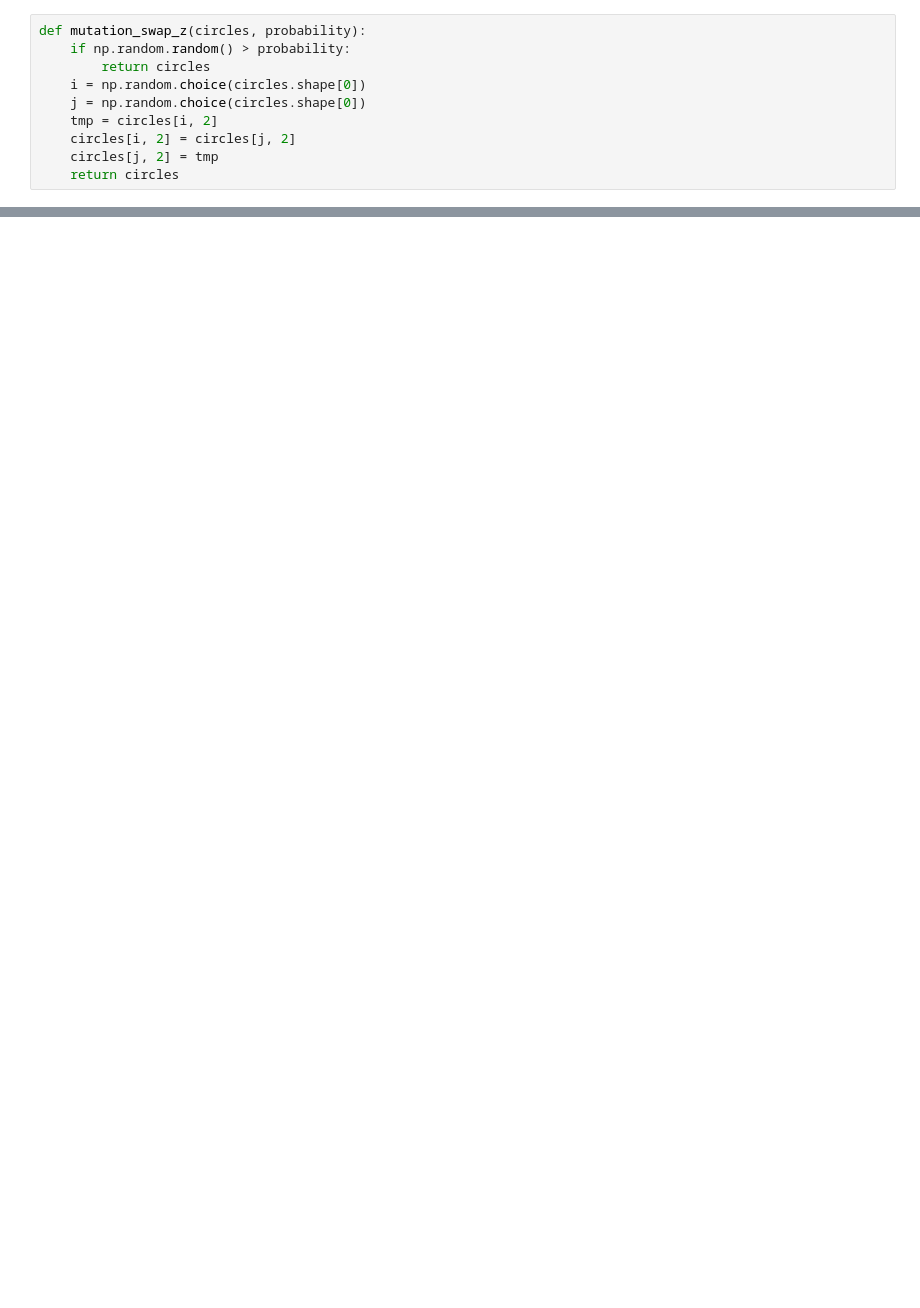
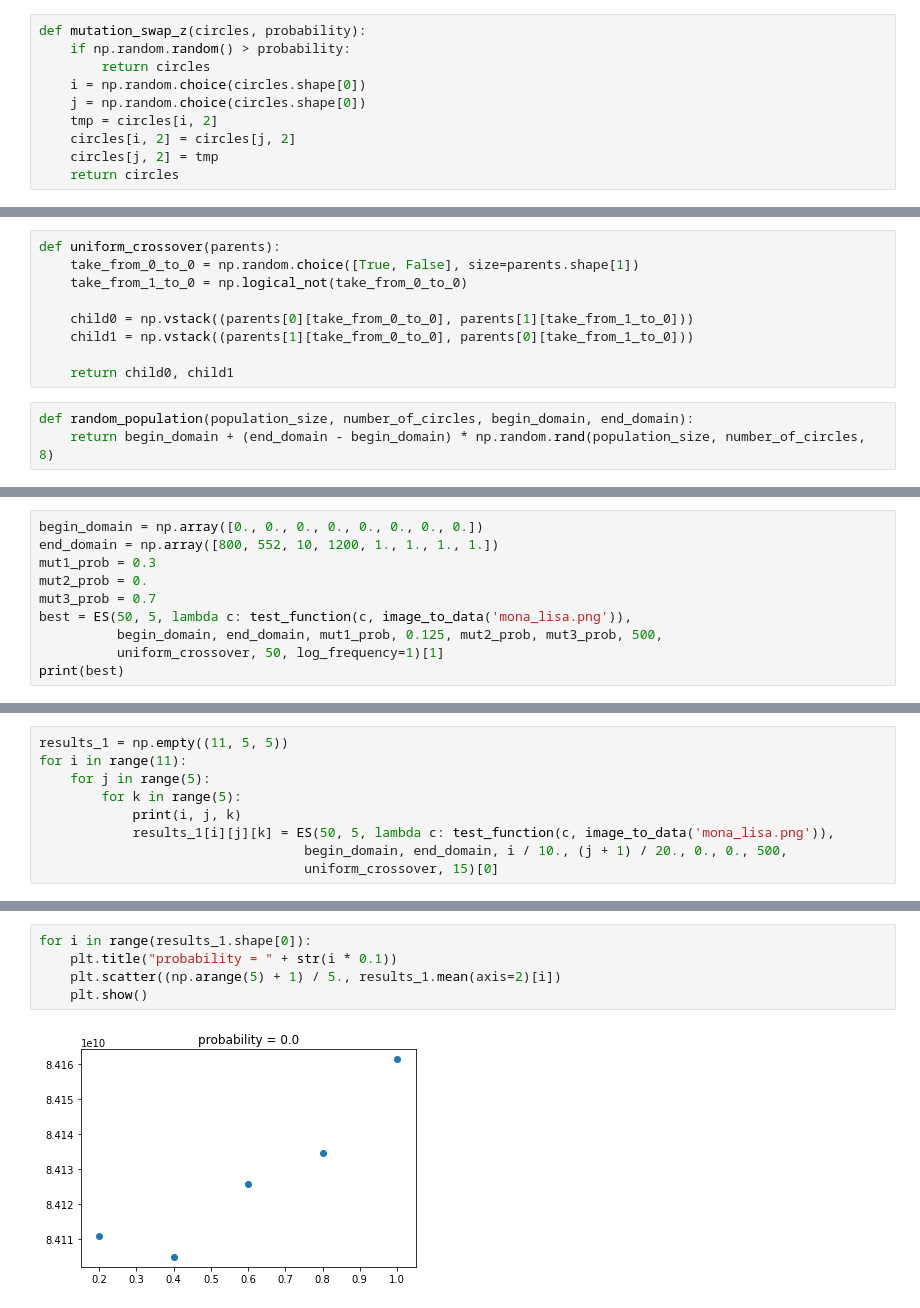
Before and after one commit to RRozak/mona_lisa, a Jupyter notebook: mona_lisa.ipynb, the cells around one changed output, grey strips where cells are left out. Drawn from its saved outputs; the diff is of its cells as text; blank space fills up the shorter version.

```diff
--- a/mona_lisa.ipynb
+++ b/mona_lisa.ipynb
@@ -216 +78,13 @@ def mutation_random_noise(circles, sigmas, probability):
+# %%
+def uniform_crossover(parents):
+    take_from_0_to_0 = np.random.choice([True, False], size=parents.shape[1])
+    take_from_1_to_0 = np.logical_not(take_from_0_to_0)
+
+    child0 = np.vstack((parents[0][take_from_0_to_0], parents[1][take_from_1_to_0]))
+    child1 = np.vstack((parents[1][take_from_0_to_0], parents[0][take_from_1_to_0]))
+
+    return child0, child1
+# %%
+def random_population(population_size, number_of_circles, begin_domain, end_domain):
+    return begin_domain + (end_domain - begin_domain) * np.random.rand(population_size, number_of_circles, 8)
 # %%
@@ -377,0 +189,10 @@ print(image_to_data('mona_lisa.png'))
+# %%
+begin_domain = np.array([0., 0., 0., 0., 0., 0., 0., 0.])
+end_domain = np.array([800, 552, 10, 1200, 1., 1., 1., 1.])
+mut1_prob = 0.3
+mut2_prob = 0.
+mut3_prob = 0.7
+best = ES(50, 5, lambda c: test_function(c, image_to_data('mona_lisa.png')),
+          begin_domain, end_domain, mut1_prob, 0.125, mut2_prob, mut3_prob, 500,
+          uniform_crossover, 50, log_frequency=1)[1]
+print(best)
@@ -377,0 +217,9 @@ print(image_to_data('mona_lisa.png'))
+# %%
+results_1 = np.empty((11, 5, 5))
+for i in range(11):
+    for j in range(5):
+        for k in range(5):
+            print(i, j, k)
+            results_1[i][j][k] = ES(50, 5, lambda c: test_function(c, image_to_data('mona_lisa.png')),
+                                  begin_domain, end_domain, i / 10., (j + 1) / 20., 0., 0., 500,
+                                  uniform_crossover, 15)[0]
@@ -377,0 +244,7 @@ print(image_to_data('mona_lisa.png'))
+# %%
+for i in range(results_1.shape[0]):
+    plt.title("probability = " + str(i * 0.1))
+    plt.scatter((np.arange(5) + 1) / 5., results_1.mean(axis=2)[i])
+    plt.show()
+# %% [output]
+[figure, added]
```
Also changed, not shown: parts of 33 cells of this notebook.
